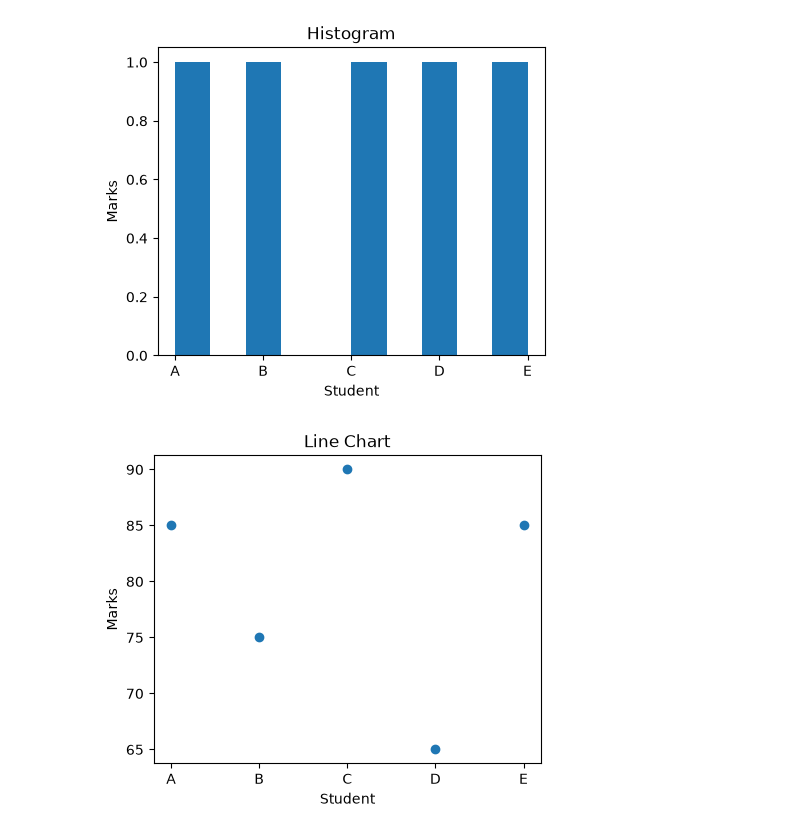
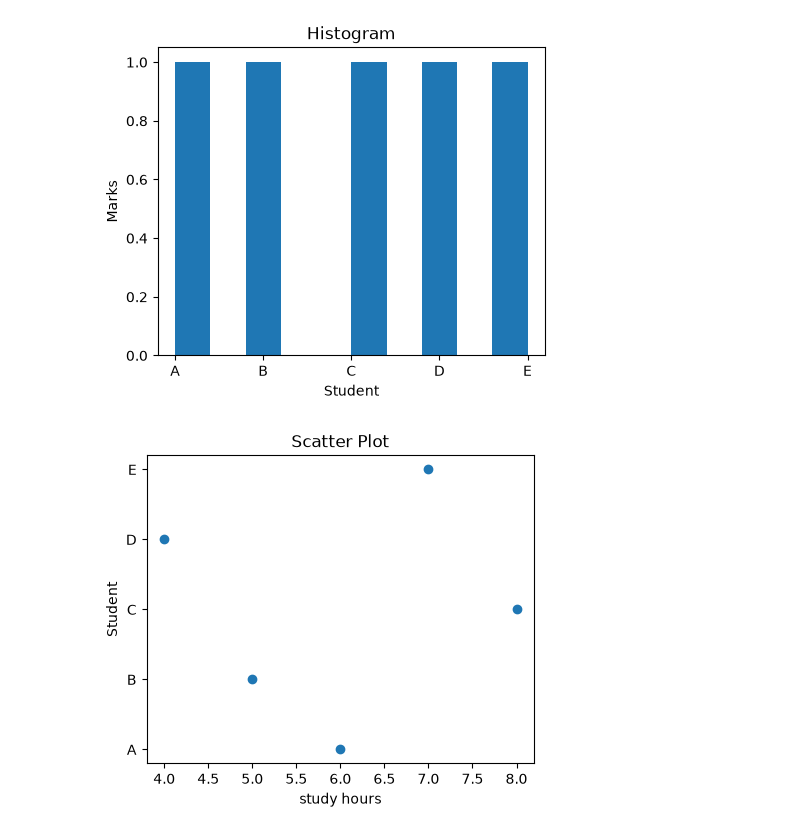
Before and after one commit to ammarkha25/DHV_Practical, a Jupyter notebook: practical_02.ipynb, the cells around one changed output. Cells and saved outputs as stored; diff of their text form; code cells hidden in the pictures.

```diff
--- a/practical_02.ipynb
+++ b/practical_02.ipynb
@@ -54,13 +54,13 @@ plt.show()
 # %% [output]
 [figure]
 # %%
-#scatter chart
+#scatter plot
 
 plt.figure(figsize=(5,4))
-plt.scatter(df['Student'],df['Marks'],marker='o',)
-plt.title("Line Chart")
-plt.xlabel("Student")
-plt.ylabel("Marks")
+plt.scatter(df['Study_hours'],df['Student'])
+plt.title("Scatter Plot")
+plt.xlabel("study hours")
+plt.ylabel("Student")
 plt.show()
 # %% [output]
-[figure, old version]
+[figure, new version]
```
